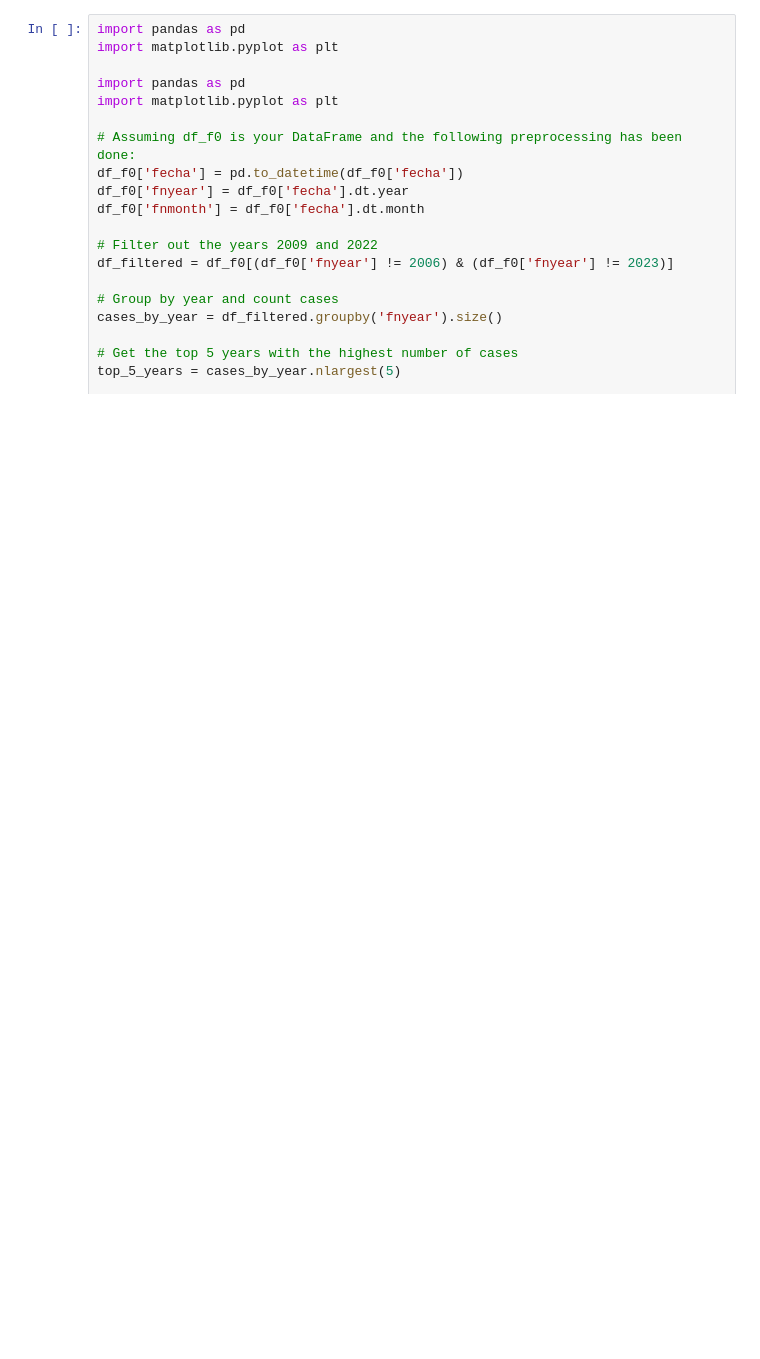
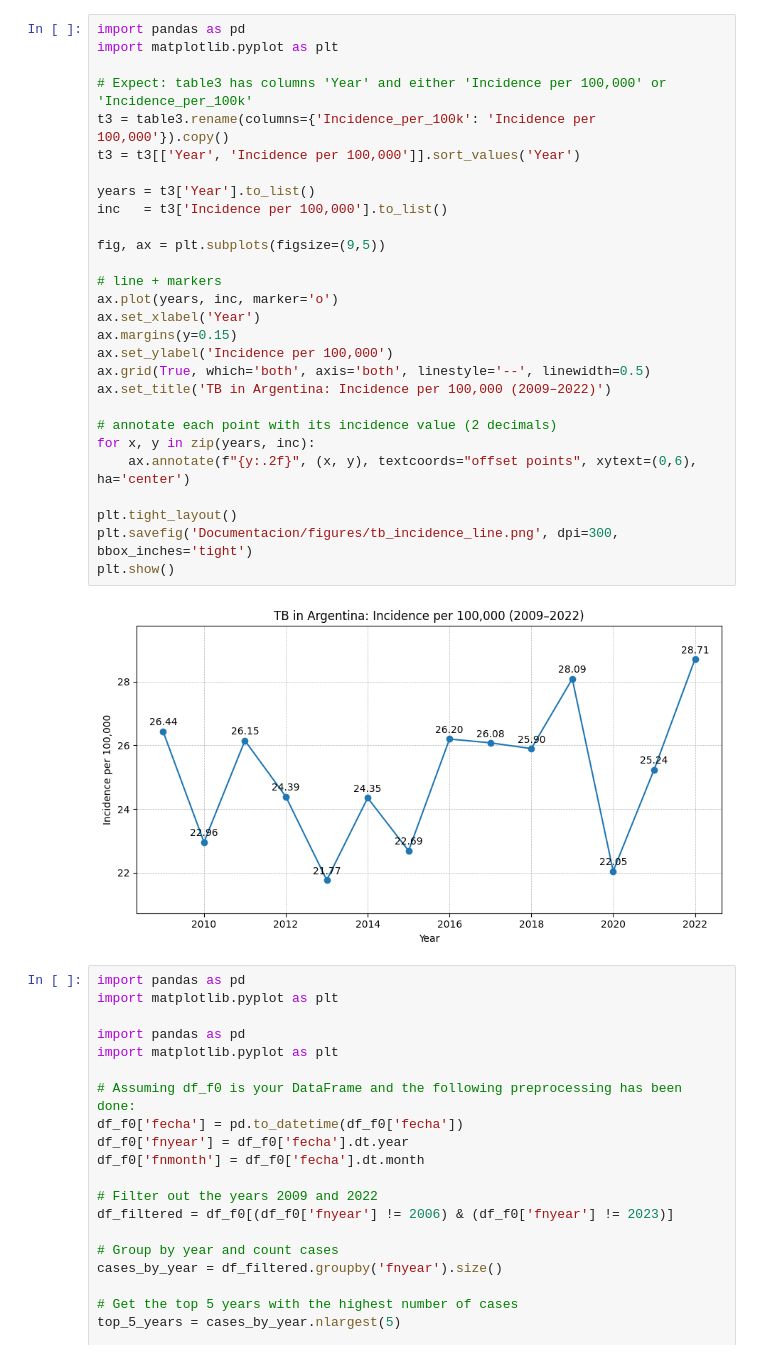
Before and after one commit to Nainho1703/tb-predictive-modeling-argentina, a Jupyter notebook: 2.- Analysis.ipynb, the cells around one changed output. Saved outputs shown, nothing was run; the diff lists cells and outputs as text; blank space fills up the shorter version.

```diff
--- a/2.- Analysis.ipynb
+++ b/2.- Analysis.ipynb
@@ -16,3 +114,33 @@ df_f=df_f0.copy()
+# %%
+import pandas as pd
+import matplotlib.pyplot as plt
+
+# Expect: table3 has columns 'Year' and either 'Incidence per 100,000' or 'Incidence_per_100k'
+t3 = table3.rename(columns={'Incidence_per_100k': 'Incidence per 100,000'}).copy()
+t3 = t3[['Year', 'Incidence per 100,000']].sort_values('Year')
+
+years = t3['Year'].to_list()
+inc   = t3['Incidence per 100,000'].to_list()
+
+fig, ax = plt.subplots(figsize=(9,5))
+
+# line + markers
+ax.plot(years, inc, marker='o')
+ax.set_xlabel('Year')
+ax.margins(y=0.15)
+ax.set_ylabel('Incidence per 100,000')
+ax.grid(True, which='both', axis='both', linestyle='--', linewidth=0.5)
+ax.set_title('TB in Argentina: Incidence per 100,000 (2009–2022)')
+
+# annotate each point with its incidence value (2 decimals)
+for x, y in zip(years, inc):
+    ax.annotate(f"{y:.2f}", (x, y), textcoords="offset points", xytext=(0,6), ha='center')
+
+plt.tight_layout()
+plt.savefig('Documentacion/figures/tb_incidence_line.png', dpi=300, bbox_inches='tight')
+plt.show()
+# %% [output]
+[figure, added]
 # %%
 import pandas as pd
 import matplotlib.pyplot as plt
```
Also changed, not shown: parts of 17 cells of this notebook, 4 other files.
